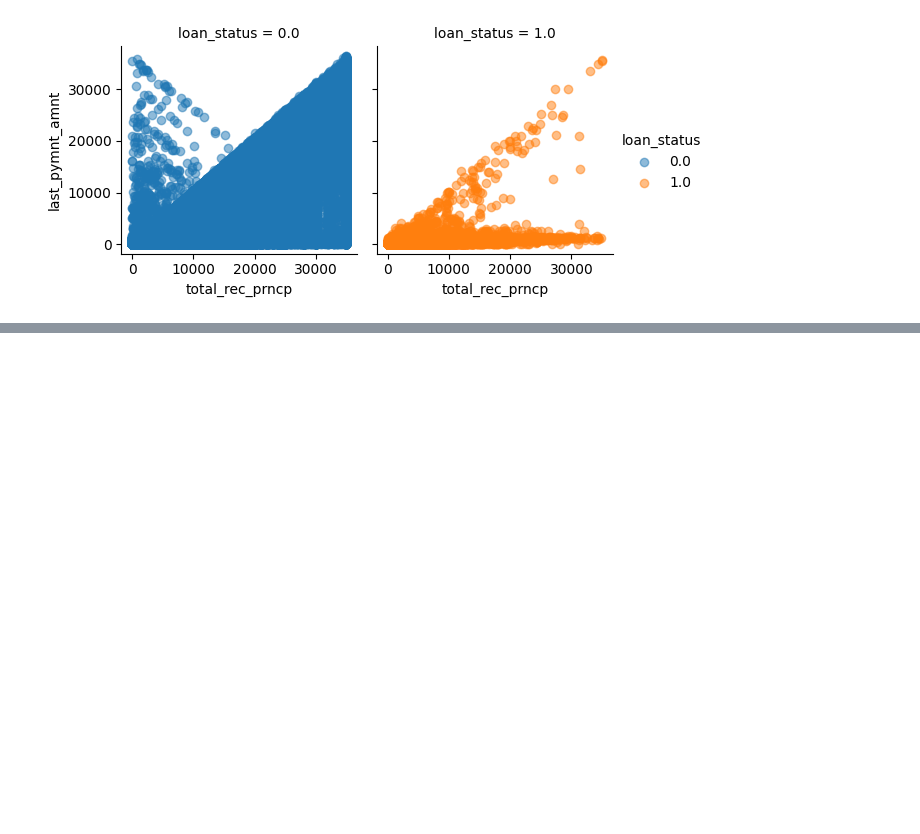
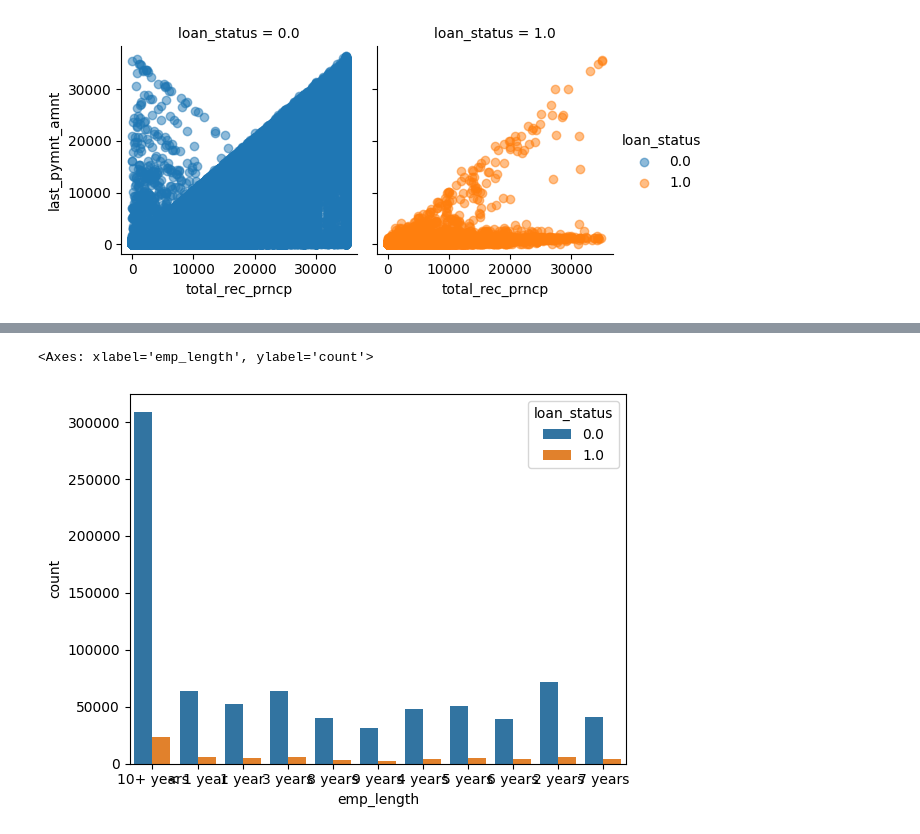
Before and after one commit to jinnn11/Credit-risk-analysis, a Jupyter notebook: credit.ipynb, the cells around one changed output, grey strips where cells are left out. Saved outputs shown, nothing was run; the diff lists cells and outputs as text; code cells hidden in the pictures; blank space fills up the shorter version.

```diff
--- a/credit.ipynb
+++ b/credit.ipynb
@@ -491,0 +544,3 @@ plt.show()
+# %%
+numeric_cols, categorical_cols = numeric_categorical(df2)
+print(numeric_cols, '\n', categorical_cols)
@@ -491,0 +579,4 @@ plt.show()
+# %%
+df2 = df2.dropna(subset=['loan_status', 'title', 'delinq_2yrs', 'inq_last_6mths',
+                    'open_acc', 'pub_rec', 'revol_util', 'total_acc',
+                    'collections_12_mths_ex_med', 'acc_now_delinq'])
@@ -491,0 +603,8 @@ plt.show()
+# %%
+from sklearn.impute import SimpleImputer
+
+imputer_numeric = SimpleImputer(strategy='median')
+df2.loc[:, numeric_cols] = imputer_numeric.fit_transform(df2.loc[:, numeric_cols])
+
+imputer_categorical = SimpleImputer(strategy='most_frequent')
+df2.loc[:, categorical_cols] = imputer_categorical.fit_transform(df2.loc[:, categorical_cols])
@@ -491,0 +631,4 @@ plt.show()
+# %%
+df2 = df2.drop('title',  axis=1)
+numeric_cols, categorical_cols = numeric_categorical(df2)
+print(numeric_cols, '\n', categorical_cols)
@@ -491,0 +765,5 @@ plt.show()
+# %%
+sns.countplot(x='emp_length', hue='loan_status', data=df2)
+# %% [output]
+<Axes: xlabel='emp_length', ylabel='count'>
+[figure, added]
```
Also changed, not shown: parts of 27 cells of this notebook.
